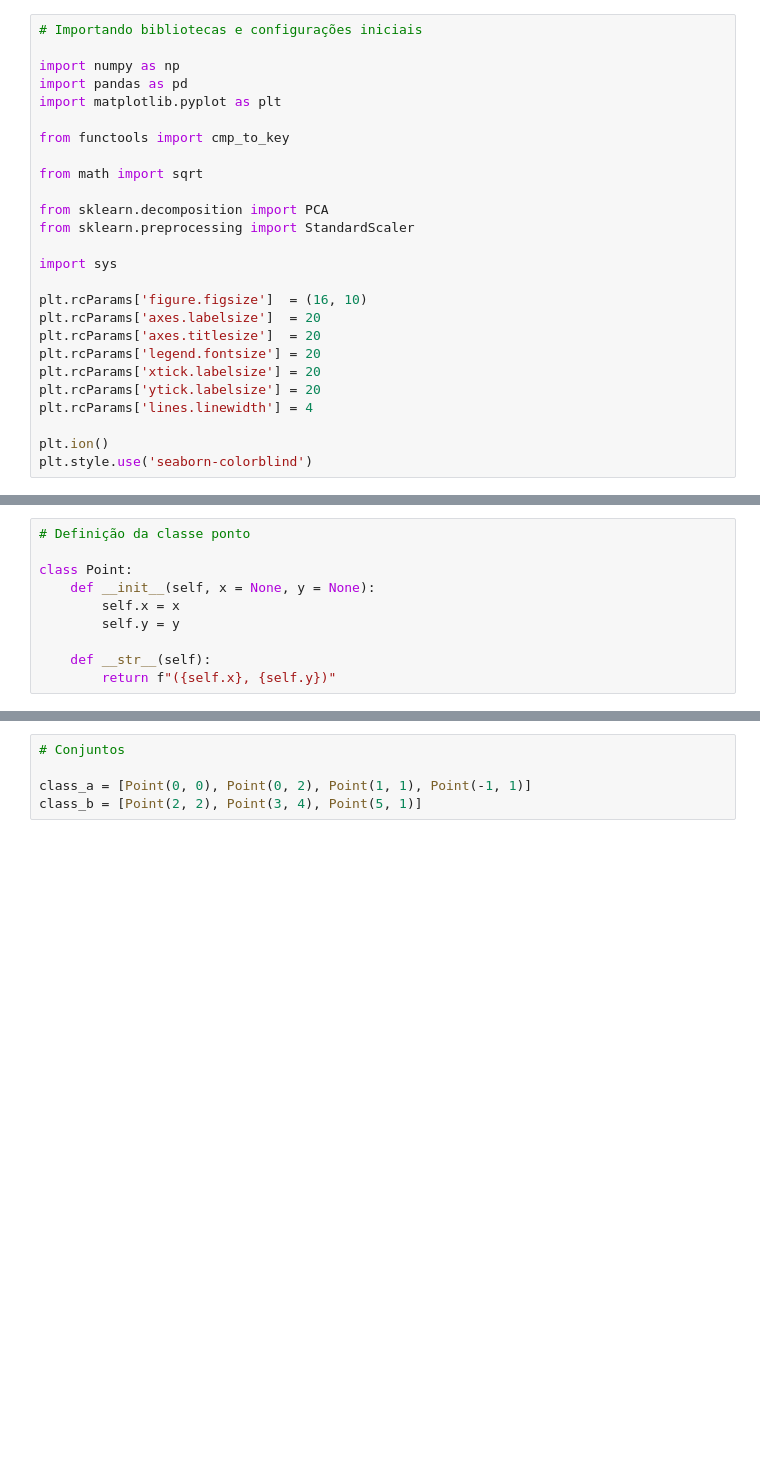
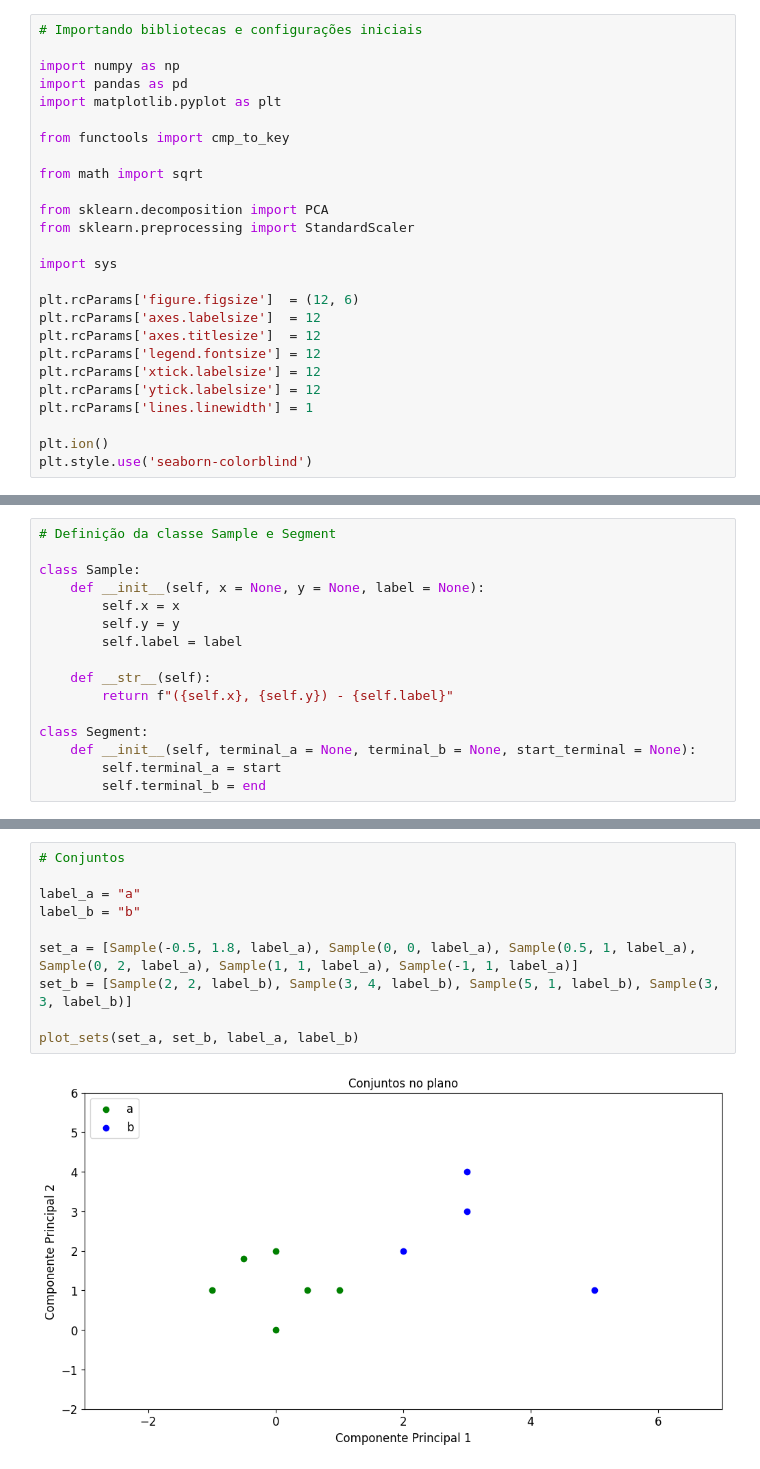
Before and after one commit to vinisilvag/geometry-classifier, a Jupyter notebook: src/main.ipynb, the cells around one changed output, grey strips where cells are left out. Saved outputs shown, nothing was run; the diff lists cells and outputs as text; blank space fills up the shorter version.

Commit message:
new plots, classifier and documentation started

```diff
--- a/src/main.ipynb
+++ b/src/main.ipynb
@@ -29,13 +49,13 @@ from sklearn.preprocessing import StandardScaler
 
 import sys
 
-plt.rcParams['figure.figsize']  = (16, 10)
-plt.rcParams['axes.labelsize']  = 20
-plt.rcParams['axes.titlesize']  = 20
-plt.rcParams['legend.fontsize'] = 20
-plt.rcParams['xtick.labelsize'] = 20
-plt.rcParams['ytick.labelsize'] = 20
-plt.rcParams['lines.linewidth'] = 4
+plt.rcParams['figure.figsize']  = (12, 6)
+plt.rcParams['axes.labelsize']  = 12
+plt.rcParams['axes.titlesize']  = 12
+plt.rcParams['legend.fontsize'] = 12
+plt.rcParams['xtick.labelsize'] = 12
+plt.rcParams['ytick.labelsize'] = 12
+plt.rcParams['lines.linewidth'] = 1
 
 plt.ion()
 plt.style.use('seaborn-colorblind')
@@ -68,10 +64,16 @@ titanic_df = pd.read_csv(TITANIC, sep=',')
 # %%
-# Definição da classe ponto
+# Definição da classe Sample e Segment
 
-class Point:
-    def __init__(self, x = None, y = None):
+class Sample:
+    def __init__(self, x = None, y = None, label = None):
         self.x = x
         self.y = y
+        self.label = label
 
     def __str__(self):
-        return f"({self.x}, {self.y})"
+        return f"({self.x}, {self.y}) - {self.label}"
+
+class Segment:
+    def __init__(self, terminal_a = None, terminal_b = None, start_terminal = None):
+        self.terminal_a = start
+        self.terminal_b = end
@@ -273,6 +342,13 @@ def classify_sample(b0, b1, point):
 # %%
 # Conjuntos
 
-class_a = [Point(0, 0), Point(0, 2), Point(1, 1), Point(-1, 1)]
-class_b = [Point(2, 2), Point(3, 4), Point(5, 1)]
+label_a = "a"
+label_b = "b"
+
+set_a = [Sample(-0.5, 1.8, label_a), Sample(0, 0, label_a), Sample(0.5, 1, label_a), Sample(0, 2, label_a), Sample(1, 1, label_a), Sample(-1, 1, label_a)]
+set_b = [Sample(2, 2, label_b), Sample(3, 4, label_b), Sample(5, 1, label_b), Sample(3, 3, label_b)]
+
+plot_sets(set_a, set_b, label_a, label_b)
+# %% [output]
+[figure, added]
 # %%
```
Also changed, not shown: parts of 23 cells of this notebook, 10 other files.
